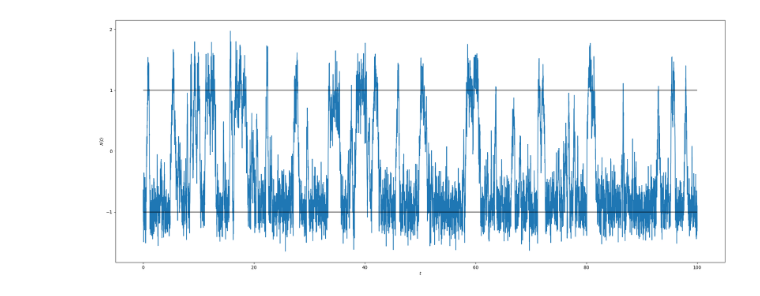
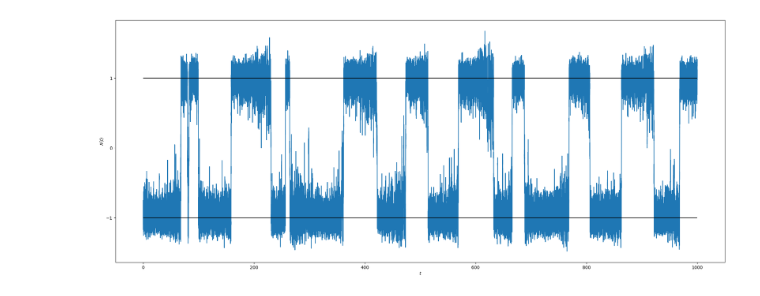
Before and after one commit to abhirao-03/stochastic-resonance, a Jupyter notebook: single_jump.ipynb, the cells around one changed output. Cells and saved outputs as stored; diff of their text form; code cells hidden in the pictures.

Commit message:
new figures!!!

```diff
--- a/single_jump.ipynb
+++ b/single_jump.ipynb
@@ -86,6 +86,7 @@ plt.show()
 import numpy as np
 from numpy import random
 from tqdm import tqdm
+from potentials import d_poly__d_x
 import matplotlib.pyplot as plt
 
 def create_model_params(x_init=1.0, dt=0.1, time_horizon=10.0, num_trajectories=1):
@@ -107,9 +108,9 @@ def create_climate_params(potential, params, want_jumps=True, jump_mult=1.5):
     climate_params = params.copy()
 
     if want_jumps:
-        epsilon = (4.29 * 2 / np.log(params['time_horizon'])) * jump_mult
+        epsilon = (2.73 * 2 / np.log(params['time_horizon'])) * jump_mult
     else:
-        epsilon = 4.29 / np.log(params['time_horizon']) - 0.001
+        epsilon = 2.73 / np.log(params['time_horizon']) - 0.001
 
     climate_params['epsilon'] = epsilon
     climate_params['potential'] = potential
@@ -141,7 +142,7 @@ def euler_maruyama(params):
 
 def const_neg_potential(x, t, period=100):
     """Defines the potential function."""
-    t = 25  # re-define t to place minima on negative
+    t = 0  # re-define t to place minima on negative
     a1, a2, a3, a4, a5, a6 = 0, -3.2, 3*np.sin(2*np.pi*t/period), 0.1, -(3/5)*3*np.sin(2*np.pi*t/period), 1
     all_scale = 1.13
 
@@ -151,34 +152,34 @@ def plot_simulation(simulation, params):
     """Plots the simulation results."""
     plt.figure(figsize=(25,10))
     for i in range(params['num_trajectories']):
         plt.plot(params['time_vec'], simulation[i, :])  # Plot each trajectory
     plt.yticks([-2, -1, 0, 1, 2])
     plt.hlines([1, -1], xmax=params['time_vec'][-1], xmin=params['time_vec'][0], colors="black")
     plt.xlabel('$t$')
     plt.ylabel('$X(t)$')
     plt.show()
 
-def run_simulation(x_init=-1, dt=0.01, time_horizon=100, num_trajectories=1,
-                  want_jumps=True, jump_mult=2):
+def run_simulation(x_init=-1, dt=0.01, time_horizon=1000, num_trajectories=1,
+                  want_jumps=True, jump_mult=1.2):
     # Create base parameters
     base_params = create_model_params(x_init=x_init, dt=dt,
                                     time_horizon=time_horizon,
                                     num_trajectories=num_trajectories)
 
     # Add climate-specific parameters
-    climate_params = create_climate_params(const_neg_potential, base_params,
+    climate_params = create_climate_params(d_poly__d_x, base_params,
                                          want_jumps=want_jumps,
                                          jump_mult=jump_mult)
 
     # Run simulation
     simulation = euler_maruyama(climate_params)
 
     # Plot results
     plot_simulation(simulation, climate_params)
 
     return simulation, climate_params
 
 # Run the simulation
 simulation, params = run_simulation()
 # %% [output]
-[figure, old version]
+[figure, new version]
```
Also changed, not shown: parts of 2 cells of this notebook, 4 other files.
